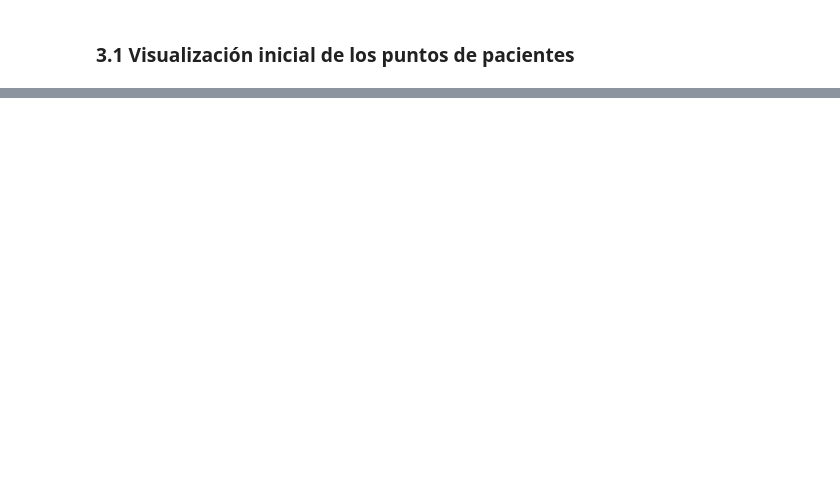
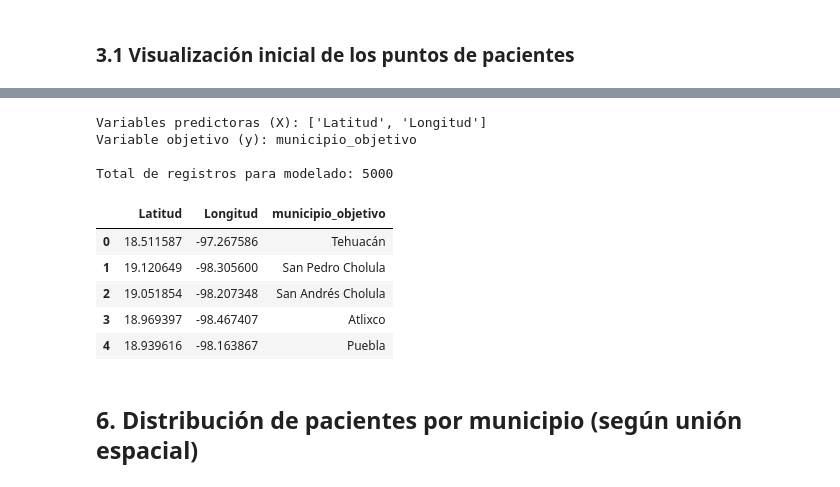
Before and after one commit to BR1ANJ3Sus3B/ICBD_9A_IDGS_PRACTICAS-230308-BrianJesus-Mendoza-Marquez, a Jupyter notebook: Practica06-Brian/Brian_Jesus-Mendoza-Marquez.ipynb, the cells around one changed output, grey strips where cells are left out. Cells and saved outputs as stored; diff of their text form; code cells hidden in the pictures; blank space fills up the shorter version.

```diff
--- a/Practica06-Brian/Brian_Jesus-Mendoza-Marquez.ipynb
+++ b/Practica06-Brian/Brian_Jesus-Mendoza-Marquez.ipynb
@@ -153,0 +202,26 @@ pacientes_gdf.head()
+# %%
+dataset_modelado = pacientes_join[['Latitud', 'Longitud', 'municipio_objetivo']].dropna().reset_index(drop=True)
+
+# Confirmar que ninguna columna de ubicación directa está entre los predictores
+columnas_prohibidas = {'Municipio', 'Localidad', 'Region', 'municipio_objetivo'}
+X = dataset_modelado[['Latitud', 'Longitud']]
+y = dataset_modelado['municipio_objetivo']
+
+assert not columnas_prohibidas.intersection(set(X.columns)), "El modelo no debe usar etiquetas de ubicación como entrada"
+print("Variables predictoras (X):", list(X.columns))
+print("Variable objetivo (y): municipio_objetivo")
+print(f"\nTotal de registros para modelado: {len(dataset_modelado)}")
+dataset_modelado.head()
+# %% [output]
+Variables predictoras (X): ['Latitud', 'Longitud']
+Variable objetivo (y): municipio_objetivo
+
+Total de registros para modelado: 5000
+|  | Latitud | Longitud | municipio_objetivo |
+| 0 | 18.511587 | -97.267586 | Tehuacán |
+| 1 | 19.120649 | -98.305600 | San Pedro Cholula |
+| 2 | 19.051854 | -98.207348 | San Andrés Cholula |
+| 3 | 18.969397 | -98.467407 | Atlixco |
+| 4 | 18.939616 | -98.163867 | Puebla |
+# %% [markdown]
+## 6. Distribución de pacientes por municipio (según unión espacial)
```
Also changed, not shown: parts of 16 cells of this notebook.
